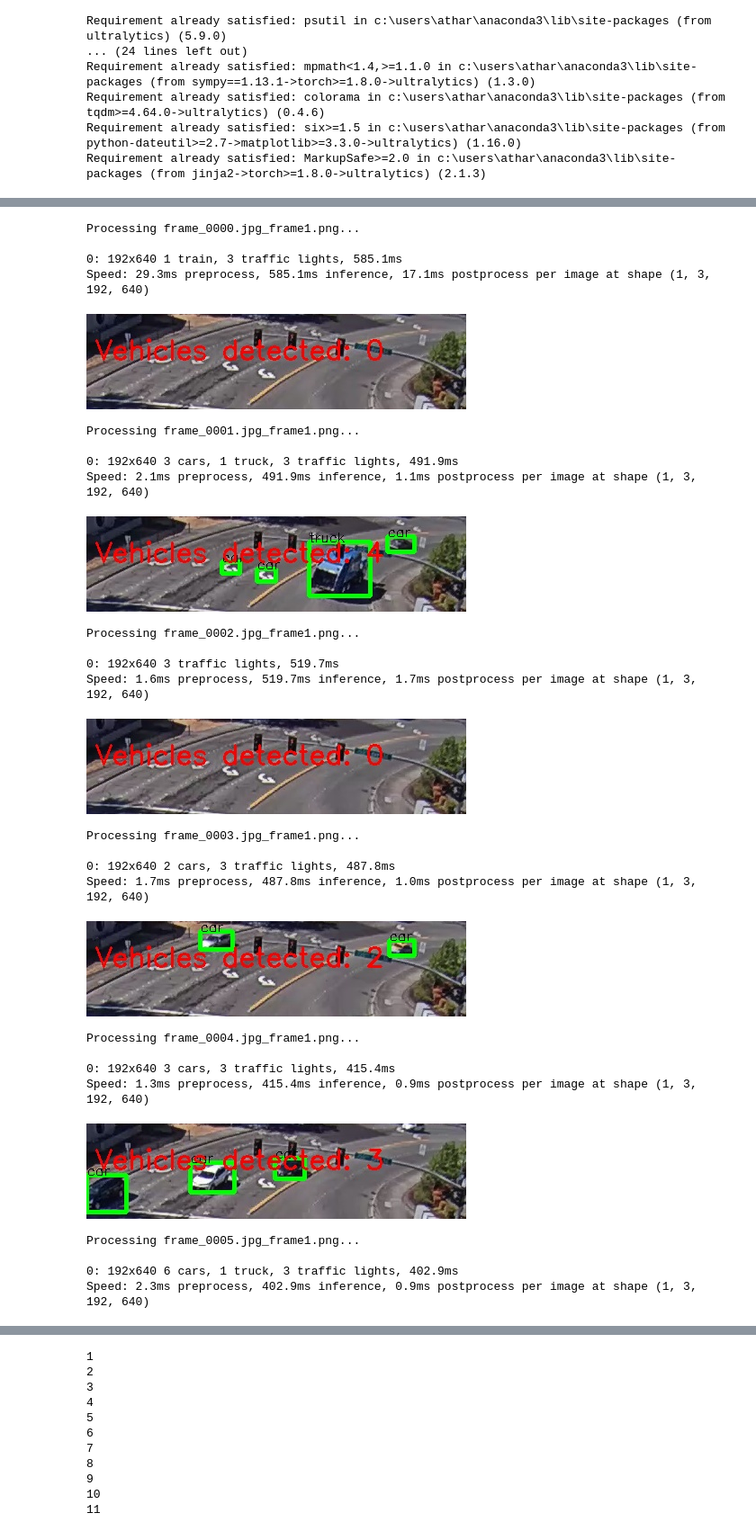
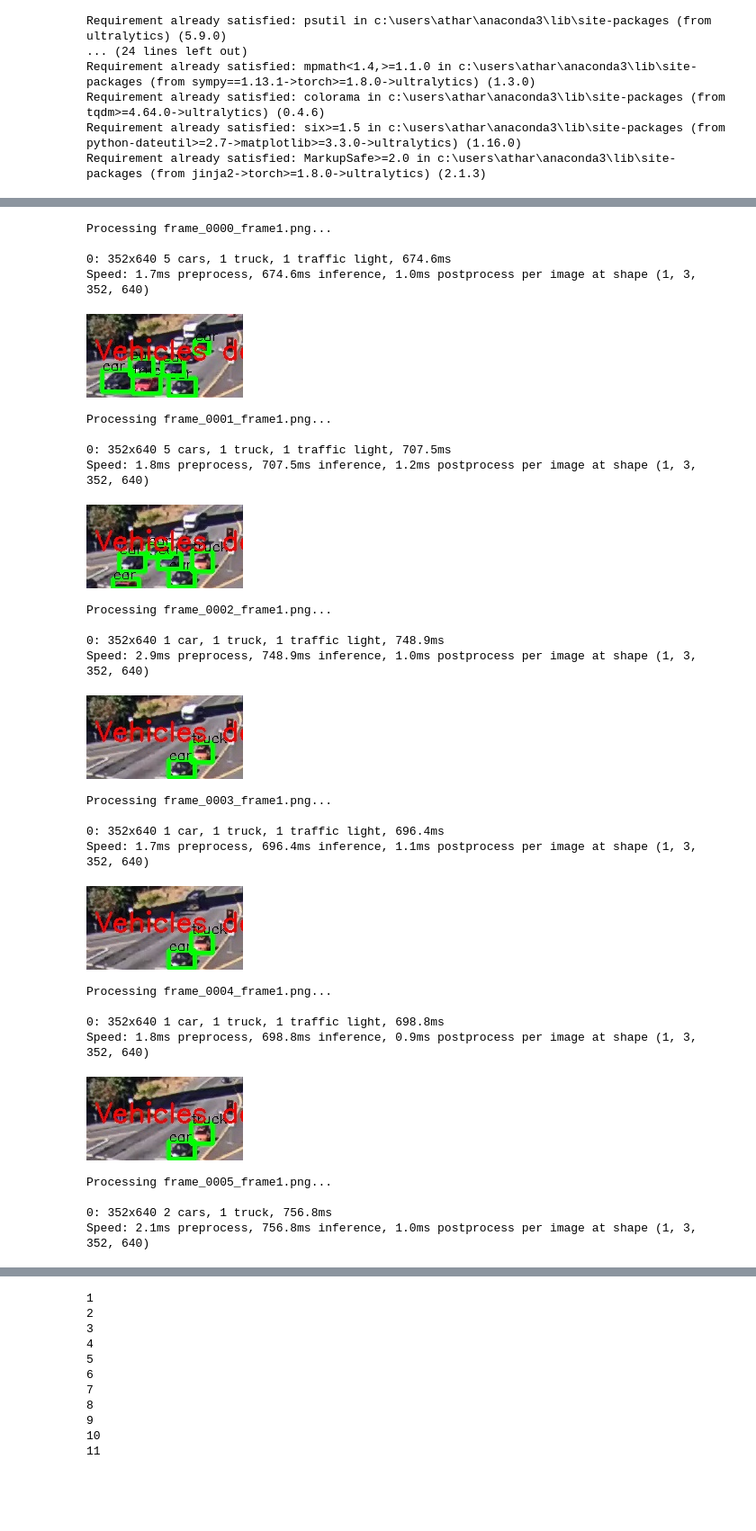
Before and after one commit to Cirolla-145/Self-Traffic-Timer, a Jupyter notebook: codes/Code.ipynb, the cells around one changed output, grey strips where cells are left out. Shown at 90% size. Cells and saved outputs as stored; diff of their text form; code cells hidden in the pictures; blank space fills up the shorter version.

```diff
--- a/codes/Code.ipynb
+++ b/codes/Code.ipynb
@@ -51,7 +53,7 @@ from IPython.display import display, Image  # For inline display
 model = YOLO("yolov8x.pt")  # Use a larger model for better detection
 
 # Define input path
-inputPath = "../Data/f1"
+inputPath = "../Data/f4"
 
 # COCO class IDs for vehicles
 vehicle_classes = [2, 3, 5, 7]  # car, motorcycle, bus, truck
@@ -98,58 +100,58 @@ def detectVehicles(filename):
         class_id = int(box.cls[0])  # Get class ID
         if class_id in vehicle_classes:  # Check if it is a vehicle
             vehicle_count += 1  # Increment count
             label = model.names[class_id]  # Get label name
             top_left = (int(box.xyxy[0][0]), int(box.xyxy[0][1]))
             bottom_right = (int(box.xyxy[0][2]), int(box.xyxy[0][3]))
             img = cv2.rectangle(img, top_left, bottom_right, (0, 255, 0), 3)  # Draw bounding box
             img = cv2.putText(img, label, top_left, cv2.FONT_HERSHEY_SIMPLEX, 0.5, (0, 0, 0), 1)  # Draw label
 
     # Display vehicle count on the image
     text_position = (10, 50)
     img = cv2.putText(img, f'Vehicles detected: {vehicle_count}', text_position,
                        cv2.FONT_HERSHEY_SIMPLEX, 1, (0, 0, 255), 2)
 
     # Save the image temporarily
     output_path = "temp_output.jpg"
     cv2.imwrite(output_path, img)
 
     # Display the image inline using IPython.display
     display(Image(filename=output_path))
 
 # Process all images in the input directory
 for filename in os.listdir(inputPath):
     if filename.endswith(('.png', '.jpg', '.jpeg')):
         print(f"Processing {filename}...")
         detectVehicles(filename)  # Detect vehicles and display the image
 
 print("Done!")
 # %% [output]
-Processing frame_0000.jpg_frame1.png...
+Processing frame_0000_frame1.png...
 
-0: 192x640 1 train, 3 traffic lights, 585.1ms
-Speed: 29.3ms preprocess, 585.1ms inference, 17.1ms postprocess per image at shape (1, 3, 192, 640)
+0: 352x640 5 cars, 1 truck, 1 traffic light, 674.6ms
+Speed: 1.7ms preprocess, 674.6ms inference, 1.0ms postprocess per image at shape (1, 3, 352, 640)
-[figure, old version]
+[figure, new version]
-Processing frame_0001.jpg_frame1.png...
+Processing frame_0001_frame1.png...
 
-0: 192x640 3 cars, 1 truck, 3 traffic lights, 491.9ms
-Speed: 2.1ms preprocess, 491.9ms inference, 1.1ms postprocess per image at shape (1, 3, 192, 640)
+0: 352x640 5 cars, 1 truck, 1 traffic light, 707.5ms
+Speed: 1.8ms preprocess, 707.5ms inference, 1.2ms postprocess per image at shape (1, 3, 352, 640)
-[figure, old version]
+[figure, new version]
-Processing frame_0002.jpg_frame1.png...
+Processing frame_0002_frame1.png...
 
-0: 192x640 3 traffic lights, 519.7ms
-Speed: 1.6ms preprocess, 519.7ms inference, 1.7ms postprocess per image at shape (1, 3, 192, 640)
+0: 352x640 1 car, 1 truck, 1 traffic light, 748.9ms
+Speed: 2.9ms preprocess, 748.9ms inference, 1.0ms postprocess per image at shape (1, 3, 352, 640)
-[figure, old version]
+[figure, new version]
-Processing frame_0003.jpg_frame1.png...
+Processing frame_0003_frame1.png...
 
-0: 192x640 2 cars, 3 traffic lights, 487.8ms
-Speed: 1.7ms preprocess, 487.8ms inference, 1.0ms postprocess per image at shape (1, 3, 192, 640)
+0: 352x640 1 car, 1 truck, 1 traffic light, 696.4ms
+Speed: 1.7ms preprocess, 696.4ms inference, 1.1ms postprocess per image at shape (1, 3, 352, 640)
-[figure, old version]
+[figure, new version]
-Processing frame_0004.jpg_frame1.png...
+Processing frame_0004_frame1.png...
 
-0: 192x640 3 cars, 3 traffic lights, 415.4ms
-Speed: 1.3ms preprocess, 415.4ms inference, 0.9ms postprocess per image at shape (1, 3, 192, 640)
+0: 352x640 1 car, 1 truck, 1 traffic light, 698.8ms
+Speed: 1.8ms preprocess, 698.8ms inference, 0.9ms postprocess per image at shape (1, 3, 352, 640)
-[figure, old version]
+[figure, new version]
-Processing frame_0005.jpg_frame1.png...
+Processing frame_0005_frame1.png...
 
-0: 192x640 6 cars, 1 truck, 3 traffic lights, 402.9ms
-Speed: 2.3ms preprocess, 402.9ms inference, 0.9ms postprocess per image at shape (1, 3, 192, 640)
+0: 352x640 2 cars, 1 truck, 756.8ms
+Speed: 2.1ms preprocess, 756.8ms inference, 1.0ms postprocess per image at shape (1, 3, 352, 640)
```
Also changed, not shown: parts of 9 cells of this notebook, 1 other file.
